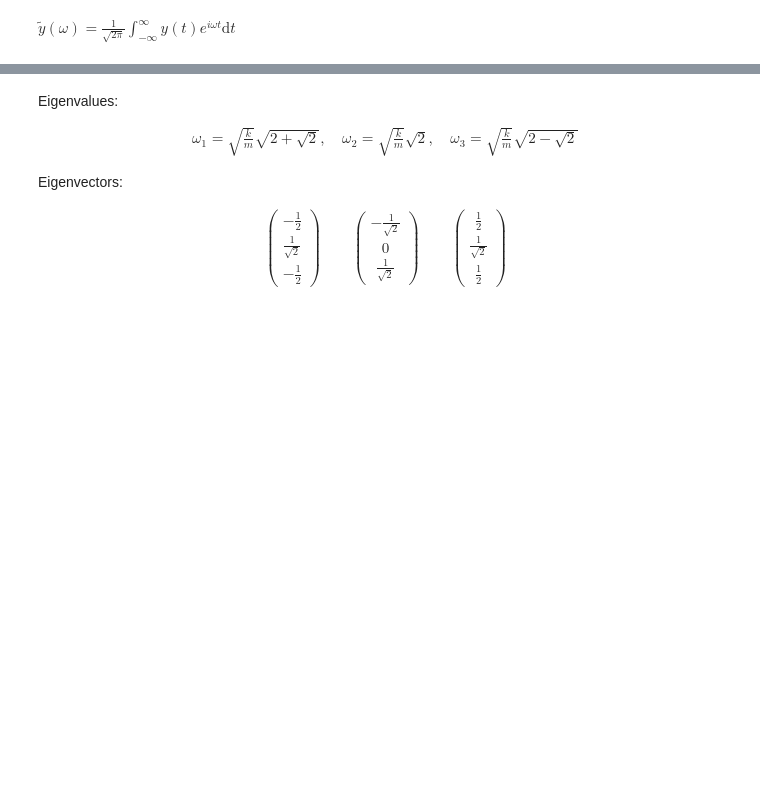
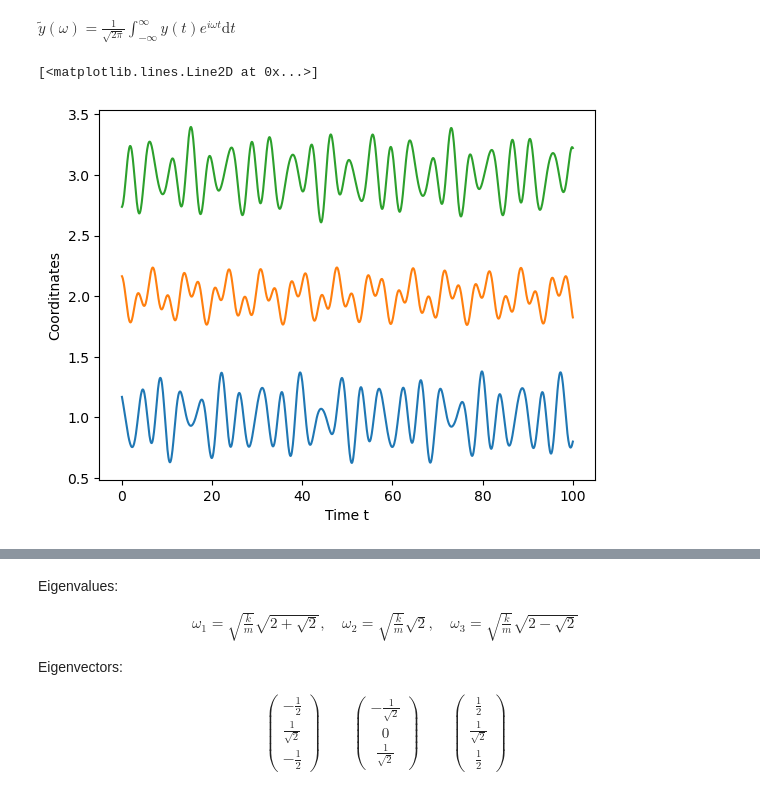
Before and after one commit to Hexabyte117/My-Projects, a Jupyter notebook: Computational Physics/08_Eigenvalue_coupled_oscillators_template.ipynb, the cells around one changed output, grey strips where cells are left out. Drawn from its saved outputs; the diff is of its cells as text; code cells hidden in the pictures; blank space fills up the shorter version.

```diff
--- a/Computational Physics/08_Eigenvalue_coupled_oscillators_template.ipynb
+++ b/Computational Physics/08_Eigenvalue_coupled_oscillators_template.ipynb
@@ -216,3 +227,13 @@ def integralTrapezoidal(data):
     for i in range( len(data[0]) -1 ):
         a = a + ( data[1,i+1] + data[1,i] ) / 2 * (data[0,i+1] - data[0,i])
     return a
+# %%
+plt.xlabel('Time t')
+plt.ylabel('Coorditnates')
+
+plt.plot(solution_3osc.t, solution_3osc.y[0] + 1*a)
+plt.plot(solution_3osc.t, solution_3osc.y[1] + 2*a)
+plt.plot(solution_3osc.t, solution_3osc.y[2] + 3*a)
+# %% [output]
+[<matplotlib.lines.Line2D at 0x...>]
+[figure, added]
```
Also changed, not shown: parts of 41 cells of this notebook.
